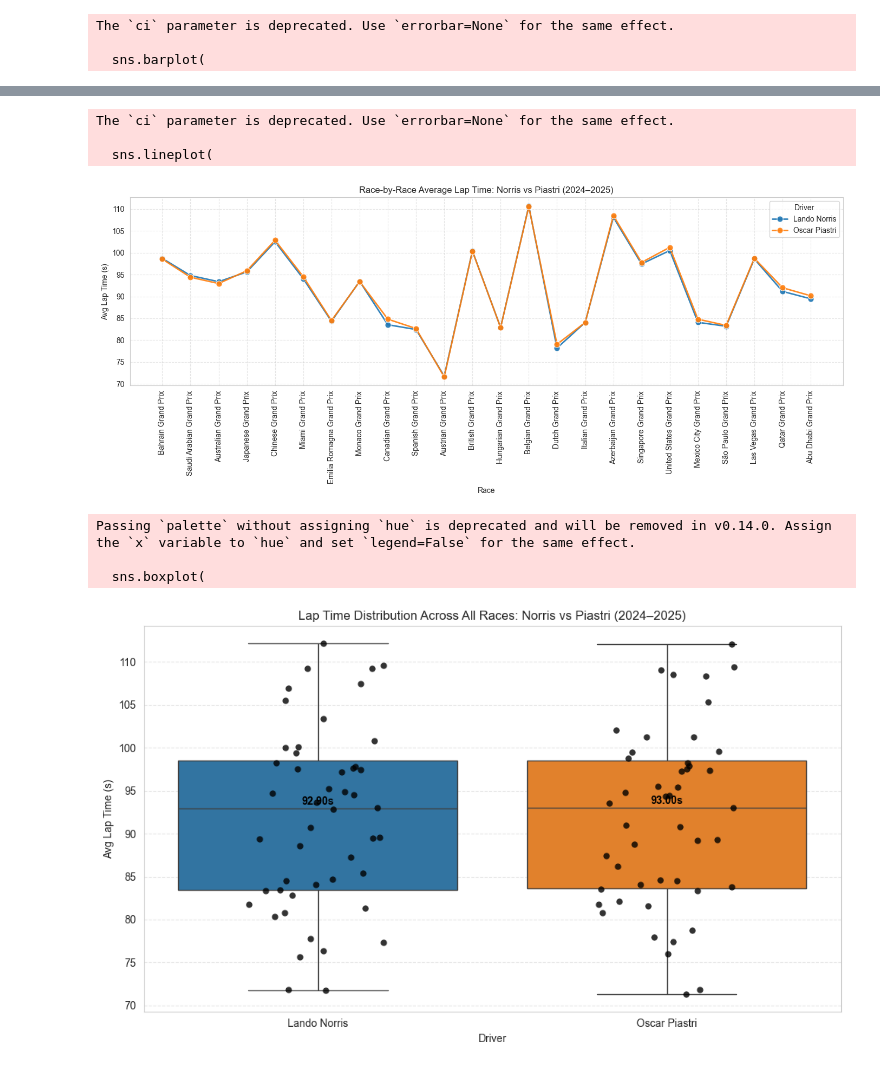
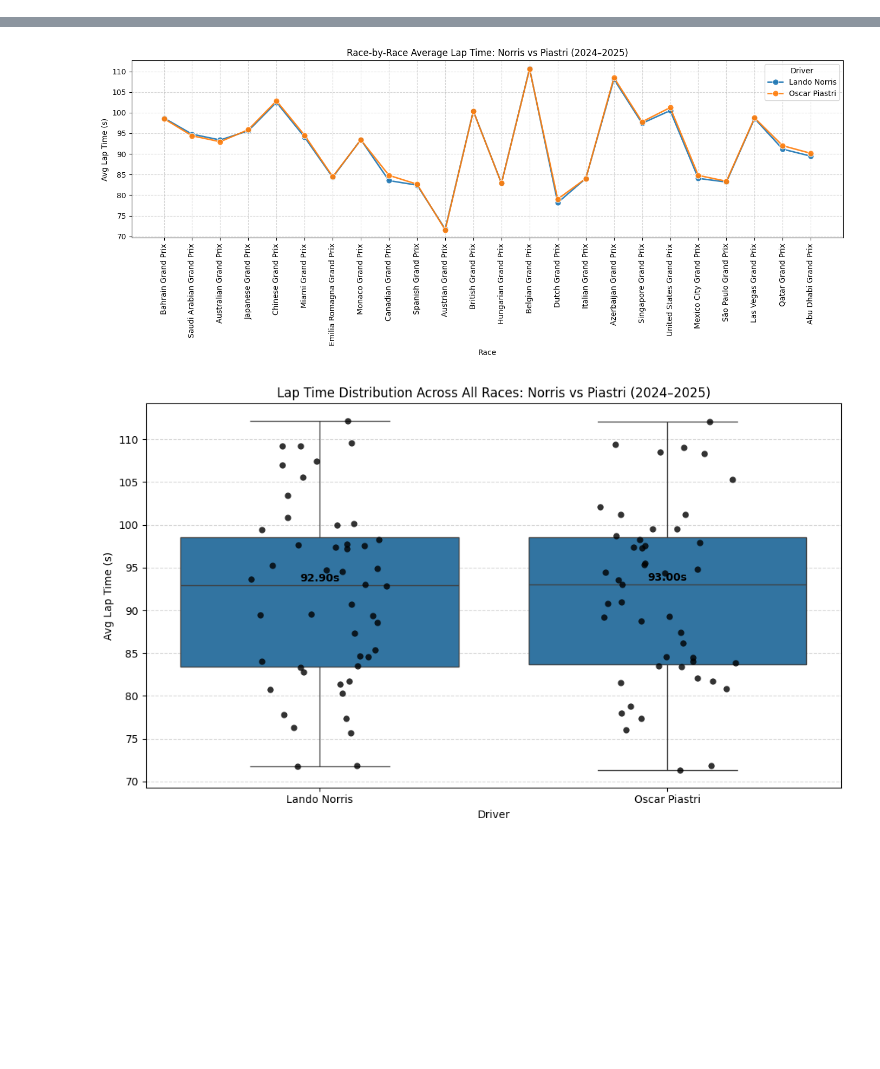
Before and after one commit to rronak/F1-analysis, a Jupyter notebook: notebooks/04_Lando_vs_Oscar_24_25.ipynb, the cells around one changed output, grey strips where cells are left out. Cells and saved outputs as stored; diff of their text form; code cells hidden in the pictures; blank space fills up the shorter version.

Commit message:
Debugged an error

```diff
--- a/notebooks/04_Lando_vs_Oscar_24_25.ipynb
+++ b/notebooks/04_Lando_vs_Oscar_24_25.ipynb
@@ -10,26 +10,25 @@ df = pd.read_csv("lando_oscar_race_data_2024_2025.csv")
 # Convert relevant columns to numeric
 df["QualiPos"] = pd.to_numeric(df["QualiPos"], errors="coerce")
 df["FinishPos"] = pd.to_numeric(df["FinishPos"], errors="coerce")
-df["AvgLapTime_s"] = pd.to_numeric(df["AvgLapTime_s"], errors="coerce")  # handle missing lap times
+df["AvgLapTime_s"] = pd.to_numeric(df["AvgLapTime_s"], errors="coerce")
 
 # Summarize key stats per season and driver
 summary = df.groupby(["Season", "Driver"]).agg(
-    Races=("Race", "count"),         # total races
-    AvgQuali=("QualiPos", "mean"),   # average qualifying position
-    AvgFinish=("FinishPos", "mean"), # average race finish position
-    Podiums=("Podium", "sum"),       # total podiums
-    Wins=("Win", "sum"),             # total wins
-    AvgRaceLap=("AvgLapTime_s", "mean")  # average lap time
+    Races=("Race", "count"),
+    AvgQuali=("QualiPos", "mean"),
+    AvgFinish=("FinishPos", "mean"),
+    Podiums=("Podium", "sum"),
+    Wins=("Win", "sum"),
+    AvgRaceLap=("AvgLapTime_s", "mean")
 ).reset_index()
 
-# Save summary to CSV
 summary.to_csv("lando_oscar_summary_2024_2025.csv", index=False)
 print(summary)
 
-# Count overlapping Quali-Finish combinations for scatter plot
+# Count overlapping Quali-Finish combinations
 counts = df.groupby(["QualiPos", "FinishPos", "Driver", "Season"]).size().reset_index(name="count")
 
-# Scatter plot of Qualifying vs Race Finish
+# Scatter plot: Qualifying vs Race Finish
 plt.figure(figsize=(10,6))
 sns.scatterplot(
     data=counts,
@@ -42,8 +41,8 @@ sns.scatterplot(
     alpha=0.7,
     edgecolor="black"
 )
-plt.gca().invert_xaxis()  # lower qualifying is better
-plt.gca().invert_yaxis()  # lower finish is better
+plt.gca().invert_xaxis()
+plt.gca().invert_yaxis()
 plt.title("Qualifying vs Race Finish: Norris vs Piastri (2024–2025)")
 plt.xlabel("Qualifying Position")
 plt.ylabel("Race Finish Position")
@@ -59,11 +58,9 @@ combined = summary.melt(
     var_name="Type",
     value_name="Count"
 )
-
-# Combine driver and type for coloring
 combined["Driver_Type"] = combined["Driver"] + "_" + combined["Type"]
 
-# Define colors for each driver and type
+# Define colors
 palette = {
     "Lando Norris_Podiums": "#1f77b4",
     "Lando Norris_Wins": "#aec7e8",
@@ -71,16 +68,16 @@ palette = {
     "Oscar Piastri_Wins": "#ffbb78"
 }
 
-# Grouped bar chart for Podiums and Wins
+# Grouped bar chart: Podiums and Wins
 plt.figure(figsize=(10,6))
 sns.barplot(
     data=combined,
     x="Season",
     y="Count",
     hue="Driver_Type",
-    ci=None,
     dodge=True,
-    palette=palette
+    palette=palette,
+    errorbar=None
 )
 plt.title("Podiums vs Wins: Norris vs Piastri (2024–2025)")
 plt.ylabel("Count")
@@ -90,7 +87,7 @@ plt.tight_layout()
 plt.savefig("graphs/podiums_wins_clear.png")
 plt.show()
 
-# Line plot for race-by-race average lap times
+# Line plot: Race-by-Race Average Lap Time
 plt.figure(figsize=(14,6))
 sns.lineplot(
     data=df,
@@ -101,7 +98,7 @@ sns.lineplot(
     linewidth=2,
     markersize=8,
     alpha=0.9,
-    ci=None  # no confidence interval shading
+    errorbar=None
 )
 plt.xticks(rotation=90)
 plt.ylabel("Avg Lap Time (s)")
@@ -113,14 +110,14 @@ plt.tight_layout()
 plt.savefig("graphs/lap_time_lineplot.png")
 plt.show()
 
-# Boxplot and stripplot for lap time distribution
+# Boxplot + stripplot: Lap Time Distribution
 plt.figure(figsize=(10,6))
 sns.boxplot(
     data=df,
     x="Driver",
     y="AvgLapTime_s",
-    palette={"Lando Norris":"#1f77b4", "Oscar Piastri":"#ff7f0e"},
-    showfliers=False  # hide outliers for clarity
+    color=None,
+    showfliers=False
 )
 sns.stripplot(
     data=df,
@@ -132,7 +129,7 @@ sns.stripplot(
     alpha=0.8
 )
 
-# Annotate median lap times on the boxplot
+# Annotate median values
 medians = df.groupby("Driver")["AvgLapTime_s"].median()
 for i, driver in enumerate(medians.index):
     median_val = medians[driver]
@@ -167,3 +163,0 @@ plt.show()
-The `ci` parameter is deprecated. Use `errorbar=None` for the same effect.
-
-  sns.barplot(
@@ -171,8 +165,2 @@ The `ci` parameter is deprecated. Use `errorbar=None` for the same effect.
-The `ci` parameter is deprecated. Use `errorbar=None` for the same effect.
-
-  sns.lineplot(
-[figure, old version]
+[figure, new version]
-Passing `palette` without assigning `hue` is deprecated and will be removed in v0.14.0. Assign the `x` variable to `hue` and set `legend=False` for the same effect.
-
-  sns.boxplot(
-[figure, old version]
+[figure, new version]
```
Also changed, not shown: parts of 1 cell of this notebook.
